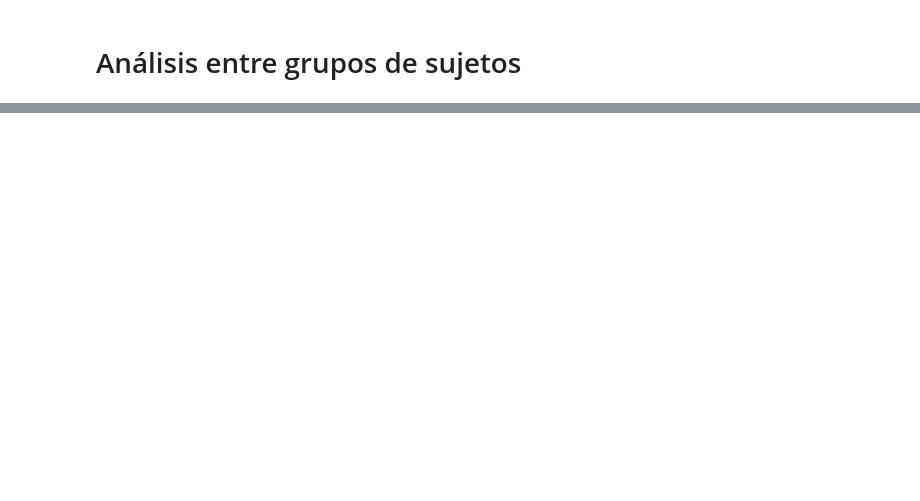
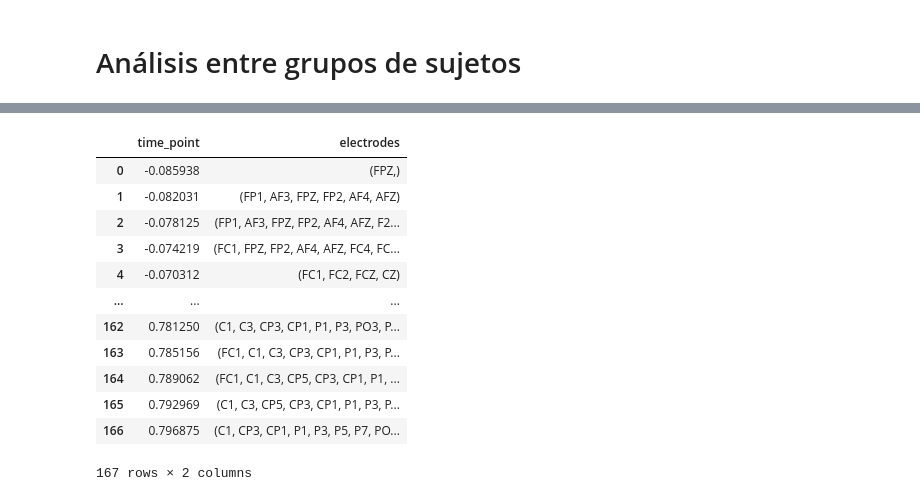
Before and after one commit to jhquiza/EEG_IAT, a Jupyter notebook: Análisis univariante masivo definitivo.ipynb, the cells around one changed output, grey strips where cells are left out. Cells and saved outputs as stored; diff of their text form; code cells hidden in the pictures; blank space fills up the shorter version.

```diff
--- a/Análisis univariante masivo definitivo.ipynb
+++ b/Análisis univariante masivo definitivo.ipynb
@@ -549,0 +182,4 @@ df_clusteres.to_csv('clusteres_victims_self_id_diferencias.csv')
+# %%
+# Análisis de diferencias entre ensayos congruentes e incongruentes
+X = [ambos_dif, exguerrilleros_dif, exparamilitares_dif, victimas_dif, controles_dif]
+f_obs, p_values, umbral = cl.analisis_cluster_f(X, adjacency)
@@ -549,0 +196,21 @@ df_clusteres.to_csv('clusteres_victims_self_id_diferencias.csv')
+# %%
+df_p_values = cl.p_values_table(p_values, tiempos, canales)
+figura = cl.clusters_color(df=df_p_values, cmap='autumn')
+# %%
+# Tabla de clústeres
+df_clusteres = cl.lista_clusteres(df_p_values)
+df_clusteres
+# %% [output]
+|  | time_point | electrodes |
+| 0 | -0.085938 | (FPZ,) |
+| 1 | -0.082031 | (FP1, AF3, FPZ, FP2, AF4, AFZ) |
+| 2 | -0.078125 | (FP1, AF3, FPZ, FP2, AF4, AFZ, F2... |
+| 3 | -0.074219 | (FC1, FPZ, FP2, AF4, AFZ, FC4, FC... |
+| 4 | -0.070312 | (FC1, FC2, FCZ, CZ) |
+| ... | ... | ... |
+| 162 | 0.781250 | (C1, C3, CP3, CP1, P1, P3, PO3, P... |
+| 163 | 0.785156 | (FC1, C1, C3, CP3, CP1, P1, P3, P... |
+| 164 | 0.789062 | (FC1, C1, C3, CP5, CP3, CP1, P1, ... |
+| 165 | 0.792969 | (C1, C3, CP5, CP3, CP1, P1, P3, P... |
+| 166 | 0.796875 | (C1, CP3, CP1, P1, P3, P5, P7, PO... |
+167 rows × 2 columns
```
Also changed, not shown: parts of 82 cells of this notebook, 2 other files.
